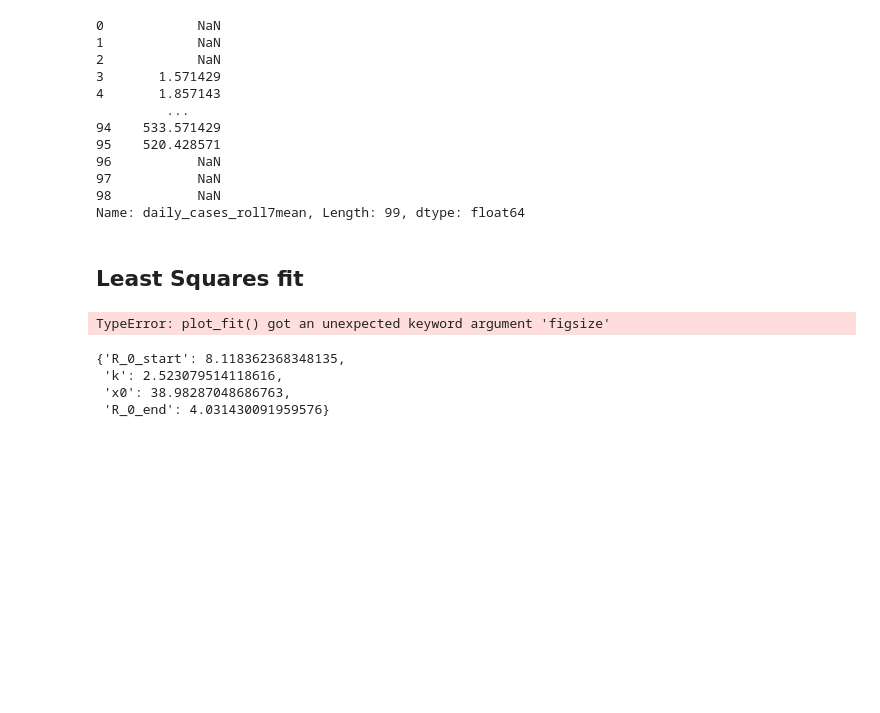
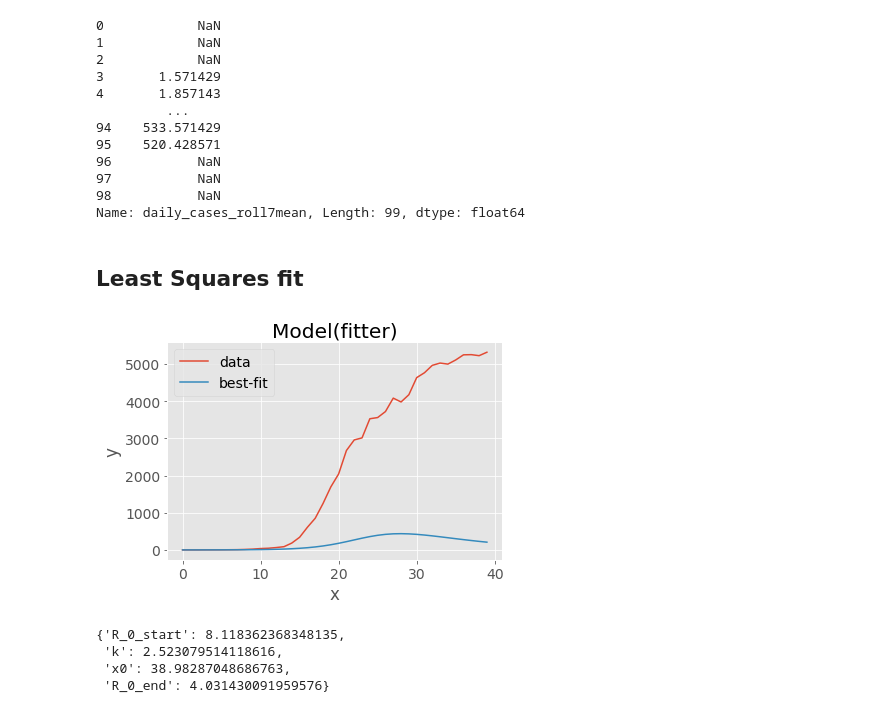
Before and after one commit to AsaKientz/covid-forecasting, a Jupyter notebook: notebooks/Covid-Capstone-III.ipynb, the cells around one changed output. Cells and saved outputs as stored; diff of their text form; code cells hidden in the pictures; blank space fills up the shorter version.

```diff
--- a/notebooks/Covid-Capstone-III.ipynb
+++ b/notebooks/Covid-Capstone-III.ipynb
@@ -550,9 +550,9 @@ fit_method = "leastsq"
 # %%
 result = mod.fit(y_data, params, method="least_squares", x=x_data)
 # %%
-result.plot_fit(datafmt="-", figsize=(8,6));
+result.plot_fit(datafmt="-");
 # %% [output]
-TypeError: plot_fit() got an unexpected keyword argument 'figsize'
+[figure, added]
 # %%
 result.best_values
 # %% [output]
```
Also changed, not shown: 2 other files.
